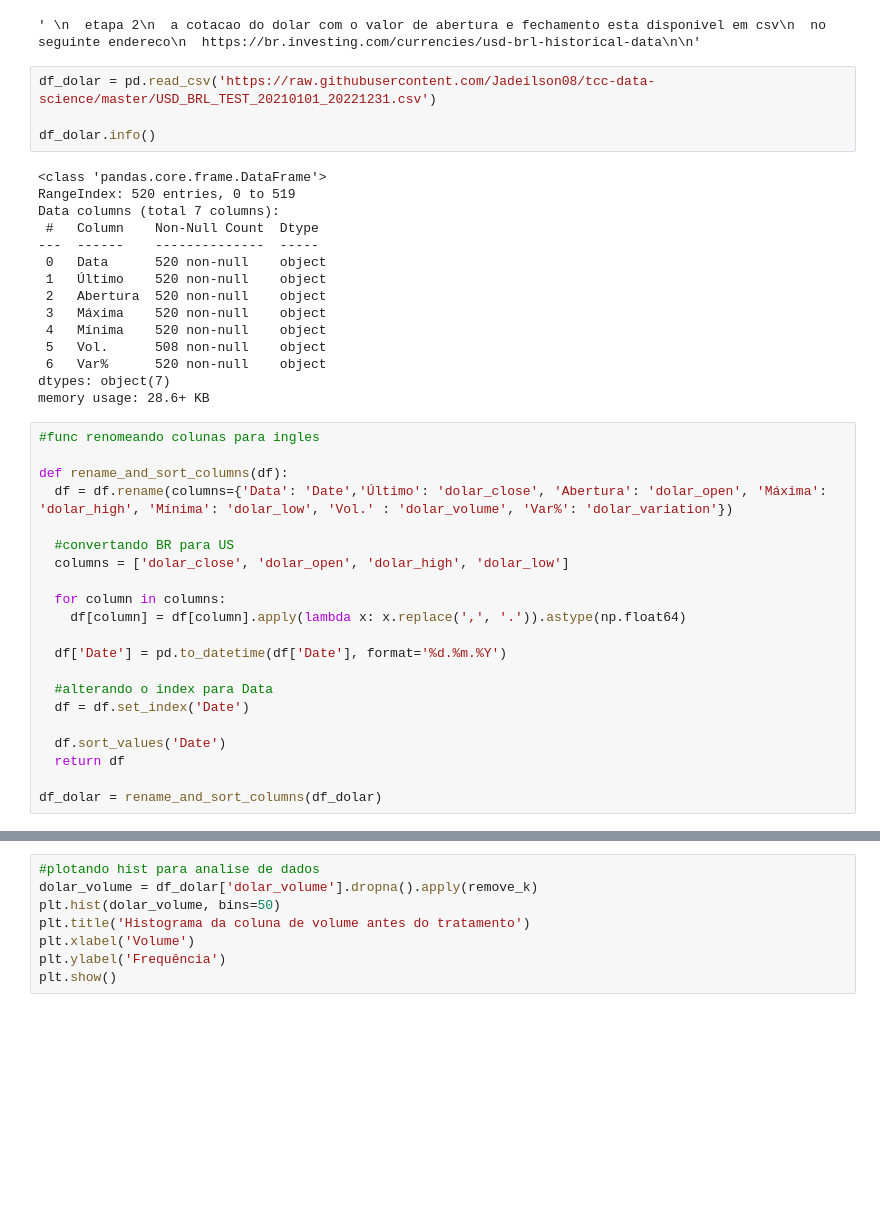
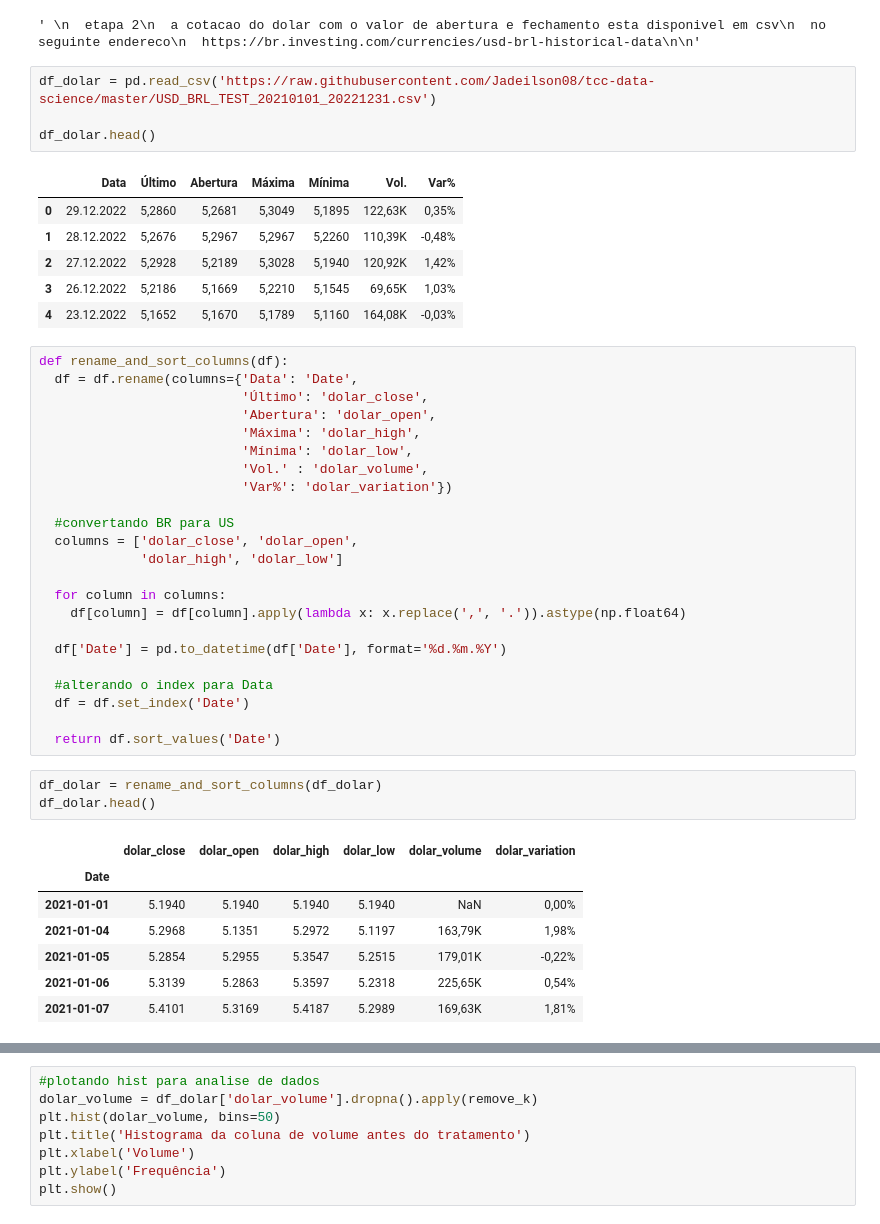
Before and after one commit to Jadeilson08/tcc-data-science, a Jupyter notebook: tcc.ipynb, the cells around one changed output, grey strips where cells are left out. Drawn from its saved outputs; the diff is of its cells as text; blank space fills up the shorter version.

```diff
--- a/tcc.ipynb
+++ b/tcc.ipynb
@@ -84,30 +95,27 @@ dtype: bool
 # %%
 df_dolar = pd.read_csv('https://raw.githubusercontent.com/Jadeilson08/tcc-data-science/master/USD_BRL_TEST_20210101_20221231.csv')
 
-df_dolar.info()
+df_dolar.head()
 # %% [output]
-<class 'pandas.core.frame.DataFrame'>
-RangeIndex: 520 entries, 0 to 519
-Data columns (total 7 columns):
- #   Column    Non-Null Count  Dtype
----  ------    --------------  -----
- 0   Data      520 non-null    object
- 1   Último    520 non-null    object
- 2   Abertura  520 non-null    object
- 3   Máxima    520 non-null    object
- 4   Mínima    520 non-null    object
- 5   Vol.      508 non-null    object
- 6   Var%      520 non-null    object
-dtypes: object(7)
-memory usage: 28.6+ KB
+|  | Data | Último | Abertura | Máxima | Mínima | Vol. | Var% |
+| 0 | 29.12.2022 | 5,2860 | 5,2681 | 5,3049 | 5,1895 | 122,63K | 0,35% |
+| 1 | 28.12.2022 | 5,2676 | 5,2967 | 5,2967 | 5,2260 | 110,39K | -0,48% |
+| 2 | 27.12.2022 | 5,2928 | 5,2189 | 5,3028 | 5,1940 | 120,92K | 1,42% |
+| 3 | 26.12.2022 | 5,2186 | 5,1669 | 5,2210 | 5,1545 | 69,65K | 1,03% |
+| 4 | 23.12.2022 | 5,1652 | 5,1670 | 5,1789 | 5,1160 | 164,08K | -0,03% |
 # %%
-#func renomeando colunas para ingles
-
 def rename_and_sort_columns(df):
-  df = df.rename(columns={'Data': 'Date','Último': 'dolar_close', 'Abertura': 'dolar_open', 'Máxima': 'dolar_high', 'Mínima': 'dolar_low', 'Vol.' : 'dolar_volume', 'Var%': 'dolar_variation'})
+  df = df.rename(columns={'Data': 'Date',
+                          'Último': 'dolar_close',
+                          'Abertura': 'dolar_open',
+                          'Máxima': 'dolar_high',
+                          'Mínima': 'dolar_low',
+                          'Vol.' : 'dolar_volume',
+                          'Var%': 'dolar_variation'})
 
   #convertando BR para US
-  columns = ['dolar_close', 'dolar_open', 'dolar_high', 'dolar_low']
+  columns = ['dolar_close', 'dolar_open',
+             'dolar_high', 'dolar_low']
 
   for column in columns:
     df[column] = df[column].apply(lambda x: x.replace(',', '.')).astype(np.float64)
@@ -117,9 +125,17 @@ def rename_and_sort_columns(df):
   #alterando o index para Data
   df = df.set_index('Date')
 
-  df.sort_values('Date')
-  return df
-
-df_dolar = rename_and_sort_columns(df_dolar)
+  return df.sort_values('Date')
+# %%
+df_dolar = rename_and_sort_columns(df_dolar)
+df_dolar.head()
+# %% [output]
+|  | dolar_close | dolar_open | dolar_high | dolar_low | dolar_volume | dolar_variation |
+| Date |  |  |  |  |  |  |
+| 2021-01-01 | 5.1940 | 5.1940 | 5.1940 | 5.1940 | NaN | 0,00% |
+| 2021-01-04 | 5.2968 | 5.1351 | 5.2972 | 5.1197 | 163,79K | 1,98% |
+| 2021-01-05 | 5.2854 | 5.2955 | 5.3547 | 5.2515 | 179,01K | -0,22% |
+| 2021-01-06 | 5.3139 | 5.2863 | 5.3597 | 5.2318 | 225,65K | 0,54% |
+| 2021-01-07 | 5.4101 | 5.3169 | 5.4187 | 5.2989 | 169,63K | 1,81% |
 # %%
 # visualizando dados vazios
```
Also changed, not shown: parts of 5 cells of this notebook.
